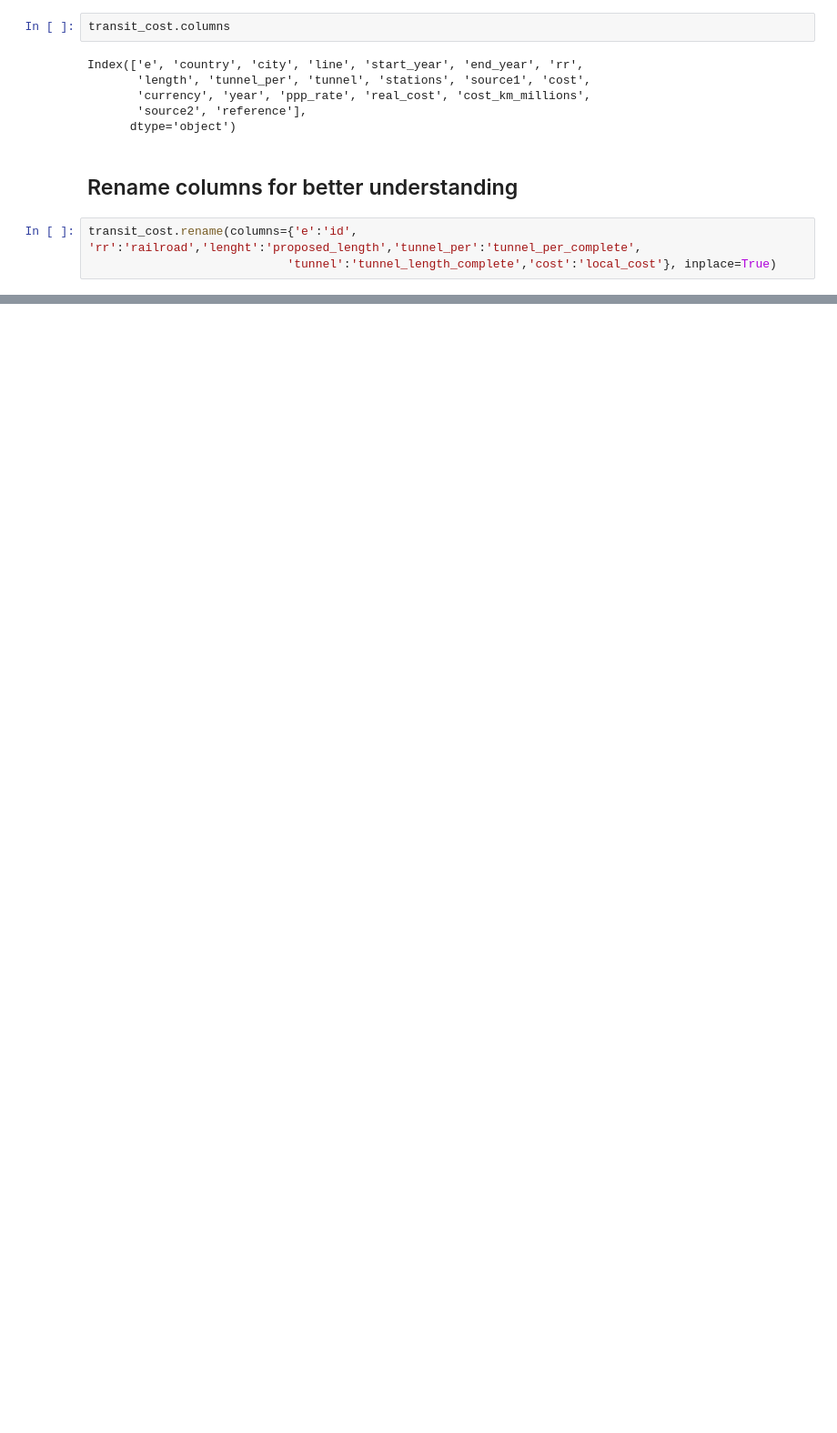
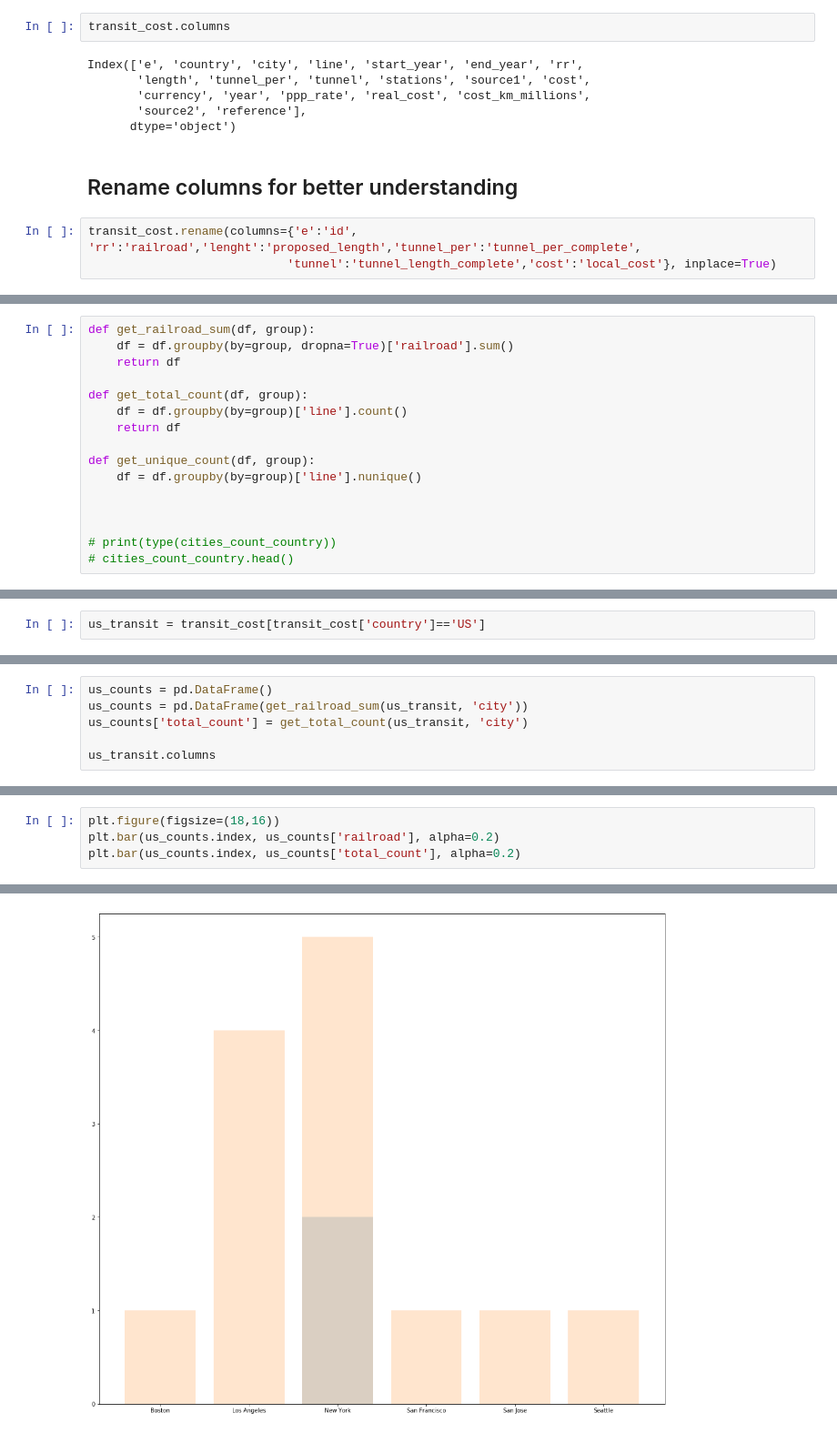
Before and after one commit to jessicaspaun/TidyTuesday, a Jupyter notebook: 2021/2021-01-05.ipynb, the cells around one changed output, grey strips where cells are left out. Shown: that part at 91% size. Cells and saved outputs as stored; diff of their text form; blank space fills up the shorter version.

```diff
--- a/2021/2021-01-05.ipynb
+++ b/2021/2021-01-05.ipynb
@@ -43,0 +57,16 @@ country_transit.to_csv('country_transit.csv')
+# %%
+def get_railroad_sum(df, group):
+    df = df.groupby(by=group, dropna=True)['railroad'].sum()
+    return df
+
+def get_total_count(df, group):
+    df = df.groupby(by=group)['line'].count()
+    return df
+
+def get_unique_count(df, group):
+    df = df.groupby(by=group)['line'].nunique()
+
+
+
+# print(type(cities_count_country))
+# cities_count_country.head()
@@ -43,0 +80,2 @@ country_transit.to_csv('country_transit.csv')
+# %%
+us_transit = transit_cost[transit_cost['country']=='US']
@@ -43,0 +91,6 @@ country_transit.to_csv('country_transit.csv')
+# %%
+us_counts = pd.DataFrame()
+us_counts = pd.DataFrame(get_railroad_sum(us_transit, 'city'))
+us_counts['total_count'] = get_total_count(us_transit, 'city')
+
+us_transit.columns
@@ -43,0 +115,5 @@ country_transit.to_csv('country_transit.csv')
+# %%
+plt.figure(figsize=(18,16))
+plt.bar(us_counts.index, us_counts['railroad'], alpha=0.2)
+plt.bar(us_counts.index, us_counts['total_count'], alpha=0.2)
+# %% [output]
@@ -43,0 +121 @@ country_transit.to_csv('country_transit.csv')
+[figure, added]
```
Also changed, not shown: parts of 23 cells of this notebook.
